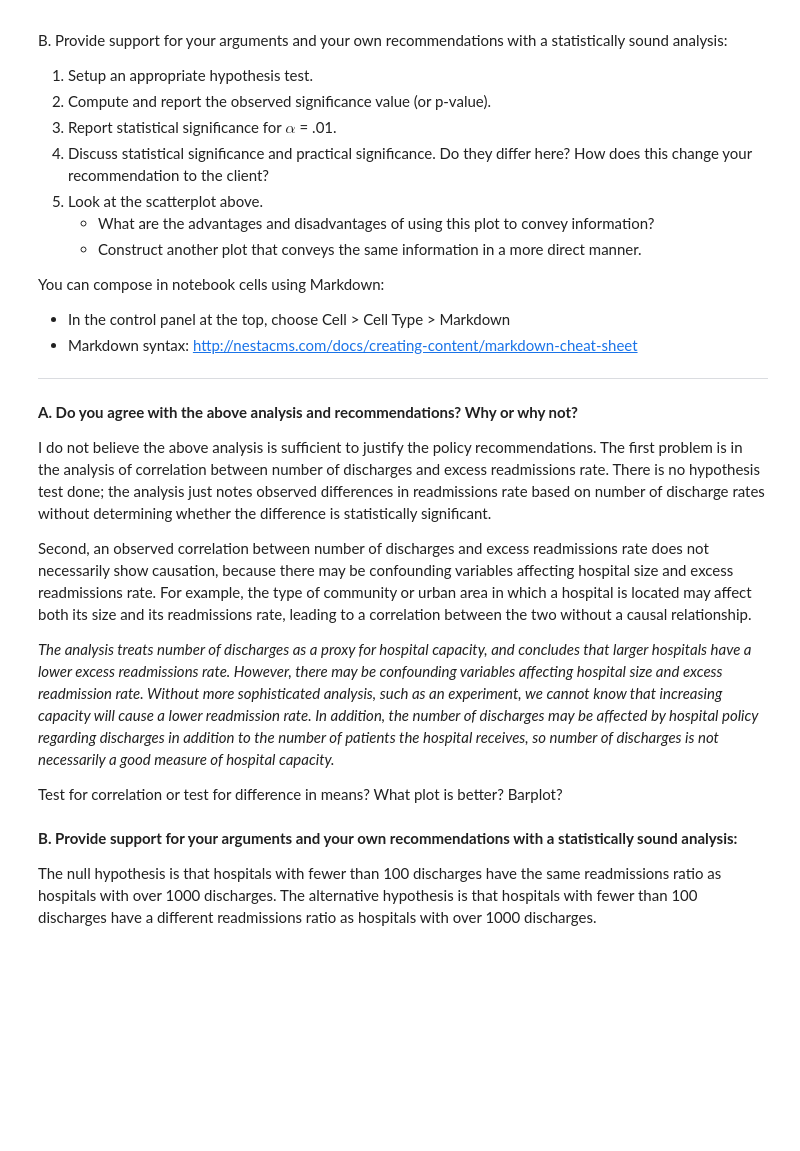
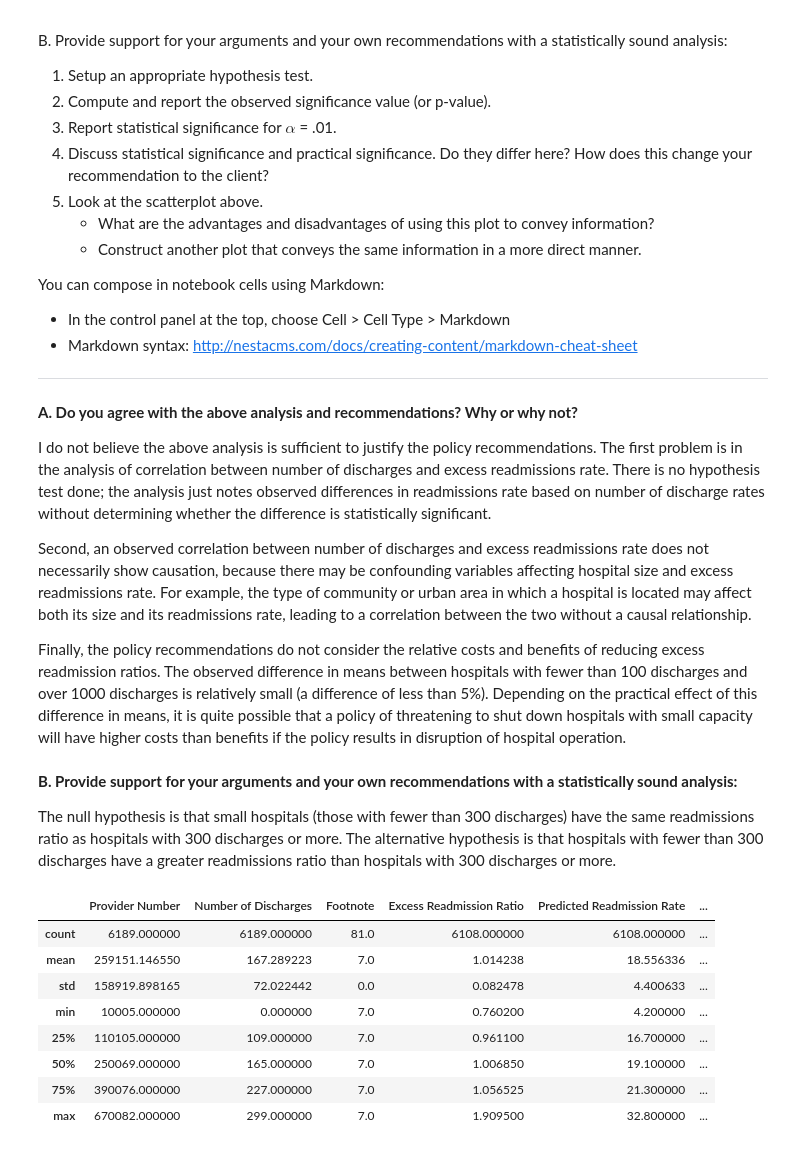
Before and after one commit to joshyou/springboard, a Jupyter notebook: hospital_readmit/sliderule_dsi_inferential_statistics_exercise_3.ipynb, the cells around one changed output. Drawn from its saved outputs; the diff is of its cells as text; code cells hidden in the pictures; blank space fills up the shorter version.

```diff
--- a/hospital_readmit/sliderule_dsi_inferential_statistics_exercise_3.ipynb
+++ b/hospital_readmit/sliderule_dsi_inferential_statistics_exercise_3.ipynb
@@ -119,16 +119,26 @@ I do not believe the above analysis is sufficient to justify the policy recommen
 
 Second, an observed correlation between number of discharges and excess readmissions rate does not necessarily show causation, because there may be confounding variables affecting hospital size and excess readmissions rate. For example, the type of community or urban area in which a hospital is located may affect both its size and its readmissions rate, leading to a correlation between the two without a causal relationship.
 
-*The analysis treats number of discharges as a proxy for hospital capacity, and concludes that larger hospitals have a lower excess readmissions rate. However, there may be confounding variables affecting hospital size and excess readmission rate. Without more sophisticated analysis, such as an experiment, we cannot know that increasing capacity will *cause* a lower readmission rate. In addition, the number of discharges may be affected by hospital policy regarding discharges in addition to the number of patients the hospital receives, so number of discharges is not necessarily a good measure of hospital capacity.*
-
-Test for correlation or test for difference in means? What plot is better? Barplot?
+Finally, the policy recommendations do not consider the relative costs and benefits of reducing excess readmission ratios. The observed difference in means between hospitals with fewer than 100 discharges and over 1000 discharges is relatively small (a difference of less than 5%). Depending on the practical effect of this difference in means, it is quite possible that a policy of threatening to shut down hospitals with small capacity will have higher costs than benefits if the policy results in disruption of hospital operation.
 # %% [markdown]
 **B. Provide support for your arguments and your own recommendations with a statistically sound analysis:**
 
-The null hypothesis is that hospitals with fewer than 100 discharges have the same readmissions ratio as hospitals with over 1000 discharges. The alternative hypothesis is that hospitals with fewer than 100 discharges have a different readmissions ratio as hospitals with over 1000 discharges.
+The null hypothesis is that small hospitals (those with fewer than 300 discharges) have the same readmissions ratio as hospitals with 300 discharges or more. The alternative hypothesis is that hospitals with fewer than 300 discharges have a greater readmissions ratio than hospitals with 300 discharges or more.
 # %%
 clean_hospital_read_df.head()
 
 under_300 = clean_hospital_read_df[clean_hospital_read_df['Number of Discharges'] < 300]
 
 over_300 = clean_hospital_read_df[clean_hospital_read_df['Number of Discharges'] >= 300]
+
+under_300.describe()
+# %% [output]
+|  | Provider Number | Number of Discharges | Footnote | Excess Readmission Ratio | Predicted Readmission Rate | ... |
+| count | 6189.000000 | 6189.000000 | 81.0 | 6108.000000 | 6108.000000 | ... |
+| mean | 259151.146550 | 167.289223 | 7.0 | 1.014238 | 18.556336 | ... |
+| std | 158919.898165 | 72.022442 | 0.0 | 0.082478 | 4.400633 | ... |
+| min | 10005.000000 | 0.000000 | 7.0 | 0.760200 | 4.200000 | ... |
+| 25% | 110105.000000 | 109.000000 | 7.0 | 0.961100 | 16.700000 | ... |
+| 50% | 250069.000000 | 165.000000 | 7.0 | 1.006850 | 19.100000 | ... |
+| 75% | 390076.000000 | 227.000000 | 7.0 | 1.056525 | 21.300000 | ... |
+| max | 670082.000000 | 299.000000 | 7.0 | 1.909500 | 32.800000 | ... |
```
Also changed, not shown: parts of 10 cells of this notebook, 1 other file.
